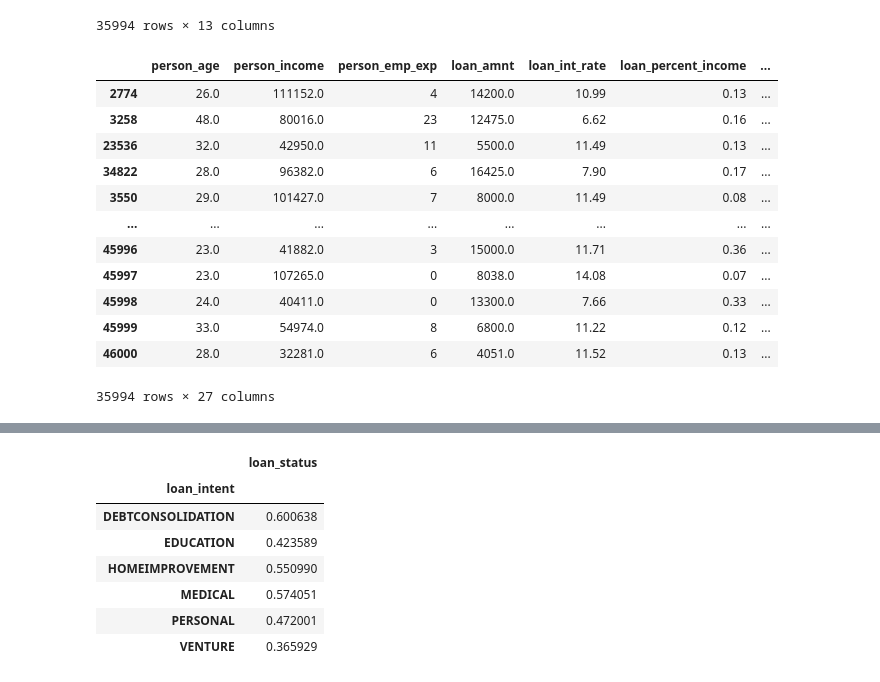
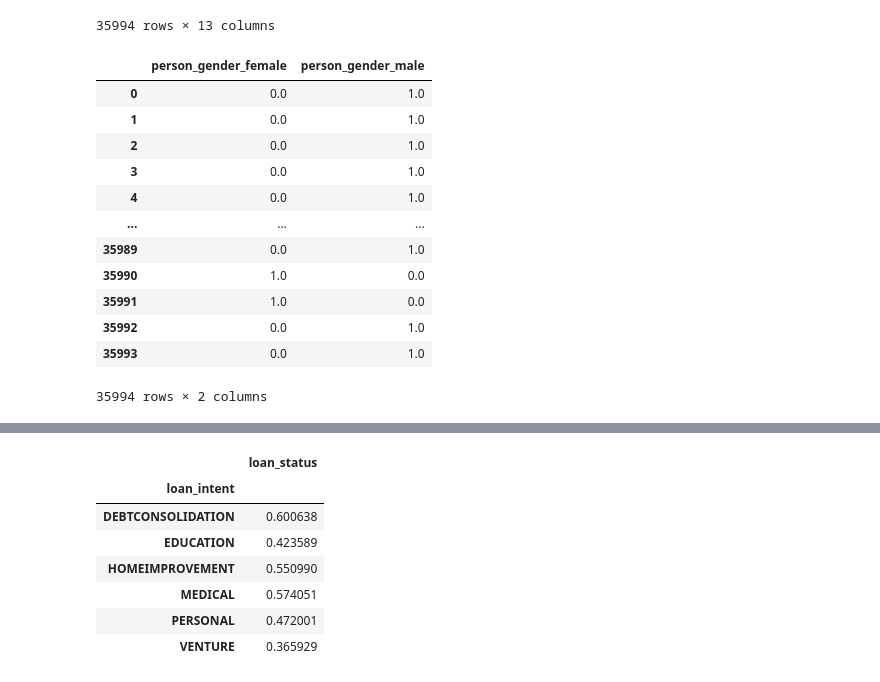
Before and after one commit to stev1990-maker/Bootcamp-DS-Yasser_Stev_Rodriguez---Cohorte-202604, a Jupyter notebook: Clase 21 - Ejercicio Practico Clasificacion/Practica_clasificación.ipynb, the cells around one changed output, grey strips where cells are left out. Drawn from its saved outputs; the diff is of its cells as text; code cells hidden in the pictures.

```diff
--- a/Clase 21 - Ejercicio Practico Clasificacion/Practica_clasificación.ipynb
+++ b/Clase 21 - Ejercicio Practico Clasificacion/Practica_clasificación.ipynb
@@ -193,29 +194,27 @@ X_train_balanced
 # %%
 ## Codificacion de las variables categoricas
 
 ## OneHotEncoder: usar cuando la variable categorica no tiene muchas categorias y no hay un orden intrinseco entre ellas.
 ## Crea una nueva columna para cada categoria, asignando un 1 a la categoria presente y un 0 a las ausentes.
 ## Esto evita introducir relaciones de orden que no existen entre las categorias.
 from sklearn.preprocessing import OneHotEncoder
 
 person_gender_encoder = OneHotEncoder(sparse_output=False)  ## drop='first' para evitar la trampa de las variables ficticias
-person_gender_encoded = person_gender_encoder.fit_transform(X_train_balanced[['person_gender','loan_intent', 'person_education','person_home_ownership', 'previous_loan_defaults_on_file']])
+person_gender_encoded = person_gender_encoder.fit_transform(X_train_balanced[['person_gender']])
 
 
-X_train_balanced_numeric = X_train_balanced.merge(pd.DataFrame(person_gender_encoded, columns=person_gender_encoder.get_feature_names_out(['person_gender','loan_intent', 'person_education','person_home_ownership', 'previous_loan_defaults_on_file']), index=X_train_balanced.index), left_index=True, right_index=True)
-X_train_balanced_numeric = X_train_balanced_numeric.drop(['person_gender','loan_intent', 'person_education','person_home_ownership', 'previous_loan_defaults_on_file'], axis=1)
-X_train_balanced_numeric
+pd.DataFrame(person_gender_encoded, columns=person_gender_encoder.get_feature_names_out(['person_gender']))
 # %% [output]
-|  | person_age | person_income | person_emp_exp | loan_amnt | loan_int_rate | loan_percent_income | ... |
-| 2774 | 26.0 | 111152.0 | 4 | 14200.0 | 10.99 | 0.13 | ... |
-| 3258 | 48.0 | 80016.0 | 23 | 12475.0 | 6.62 | 0.16 | ... |
-| 23536 | 32.0 | 42950.0 | 11 | 5500.0 | 11.49 | 0.13 | ... |
-| 34822 | 28.0 | 96382.0 | 6 | 16425.0 | 7.90 | 0.17 | ... |
-| 3550 | 29.0 | 101427.0 | 7 | 8000.0 | 11.49 | 0.08 | ... |
-| ... | ... | ... | ... | ... | ... | ... | ... |
-| 45996 | 23.0 | 41882.0 | 3 | 15000.0 | 11.71 | 0.36 | ... |
-| 45997 | 23.0 | 107265.0 | 0 | 8038.0 | 14.08 | 0.07 | ... |
-| 45998 | 24.0 | 40411.0 | 0 | 13300.0 | 7.66 | 0.33 | ... |
-| 45999 | 33.0 | 54974.0 | 8 | 6800.0 | 11.22 | 0.12 | ... |
-| 46000 | 28.0 | 32281.0 | 6 | 4051.0 | 11.52 | 0.13 | ... |
+|  | person_gender_female | person_gender_male |
+| 0 | 0.0 | 1.0 |
+| 1 | 0.0 | 1.0 |
+| 2 | 0.0 | 1.0 |
+| 3 | 0.0 | 1.0 |
+| 4 | 0.0 | 1.0 |
+| ... | ... | ... |
+| 35989 | 0.0 | 1.0 |
+| 35990 | 1.0 | 0.0 |
+| 35991 | 1.0 | 0.0 |
+| 35992 | 0.0 | 1.0 |
+| 35993 | 0.0 | 1.0 |
-35994 rows × 27 columns
+35994 rows × 2 columns
```
Also changed, not shown: parts of 15 cells of this notebook.
